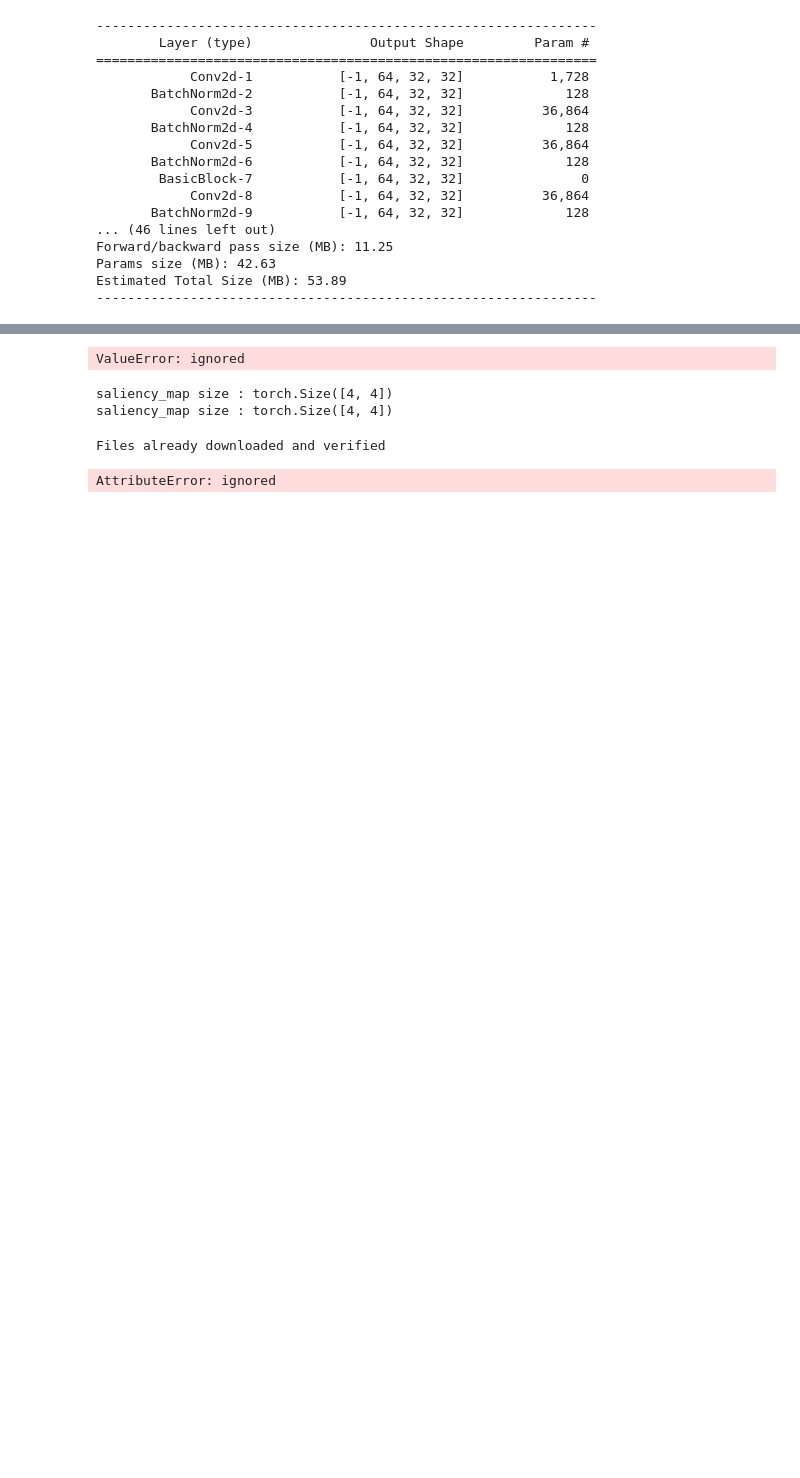
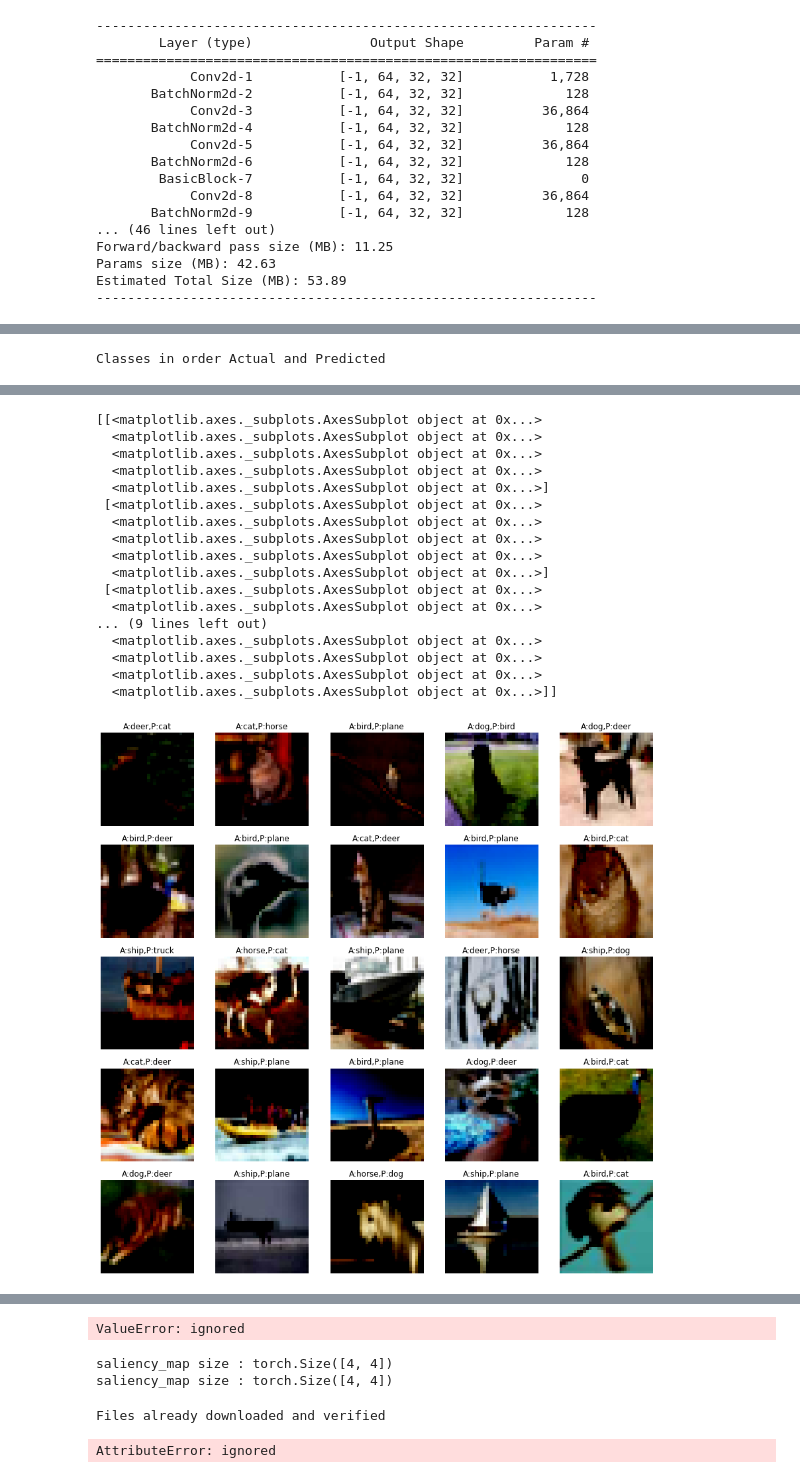
Before and after one commit to pandian-raja/EVA4_Session10, a Jupyter notebook: Session_10.ipynb, the cells around one changed output, grey strips where cells are left out. Cells and saved outputs as stored; diff of their text form; code cells hidden in the pictures; blank space fills up the shorter version.

```diff
--- a/Session_10.ipynb
+++ b/Session_10.ipynb
@@ -629,0 +664,31 @@ def test(dataloader):
+# %%
+def wrong_plot2(true,ima,pred,encoder,inv_normalize,n_figures ):
+    print('Classes in order Actual and Predicted')
+    n_row = int(n_figures/5)
+    fig,axes = plt.subplots(figsize=(15, 15), nrows = n_row, ncols=5)
+    print(axes)
+    for ax in axes.flatten():
+        a = random.randint(0,len(true)-1)
+        image,correct,wrong = ima[a],true[a],pred[a]
+        # image = image.cuda()
+        # image = image.cpu()
+        # image = image.numpy()
+        # # correct = int(correct)
+        # c = encoder[correct]
+        # wrong = int(wrong)
+        # w = encoder[wrong]
+        # f = 'A:'+str(c.item()) + ',' +'P:'+str(w.item())
+        # f = 'A:'+str(correct[0]) + ',' +'P:'+str(wrong[0])
+        f = 'A:'+classes[correct[0]] + ',' +'P:'+classes[wrong[0]]
+        # image = image.numpy().transpose(1,2,0)
+        # image = image.squeeze()
+        # im = ax.imshow(cv2.cvtColor(torchvision.utils.make_grid(image[0].cpu(), nrow=5).permute(1, 2, 0), cv2.COLOR_BGR2RGB))
+        ax.imshow(torchvision.utils.make_grid(image.cpu(), nrow=5).permute(1, 2, 0), cmap='brg', interpolation='none')
+        ax.set_title(f)
+        ax.axis('off')
+    plt.show()
+# %%
+
+wrong_plot2(true_wrong,image,pred_wrong,testloader.dataset.targets,None,25)
+# %% [output]
+Classes in order Actual and Predicted
@@ -629,0 +712,18 @@ def test(dataloader):
+[[<matplotlib.axes._subplots.AxesSubplot object at 0x...>
+  <matplotlib.axes._subplots.AxesSubplot object at 0x...>
+  <matplotlib.axes._subplots.AxesSubplot object at 0x...>
+  <matplotlib.axes._subplots.AxesSubplot object at 0x...>
+  <matplotlib.axes._subplots.AxesSubplot object at 0x...>]
+ [<matplotlib.axes._subplots.AxesSubplot object at 0x...>
+  <matplotlib.axes._subplots.AxesSubplot object at 0x...>
+  <matplotlib.axes._subplots.AxesSubplot object at 0x...>
+  <matplotlib.axes._subplots.AxesSubplot object at 0x...>
+  <matplotlib.axes._subplots.AxesSubplot object at 0x...>]
+ [<matplotlib.axes._subplots.AxesSubplot object at 0x...>
+  <matplotlib.axes._subplots.AxesSubplot object at 0x...>
+... (9 lines left out)
+  <matplotlib.axes._subplots.AxesSubplot object at 0x...>
+  <matplotlib.axes._subplots.AxesSubplot object at 0x...>
+  <matplotlib.axes._subplots.AxesSubplot object at 0x...>
+  <matplotlib.axes._subplots.AxesSubplot object at 0x...>]]
+[figure, added]
```
Also changed, not shown: parts of 23 cells of this notebook.
